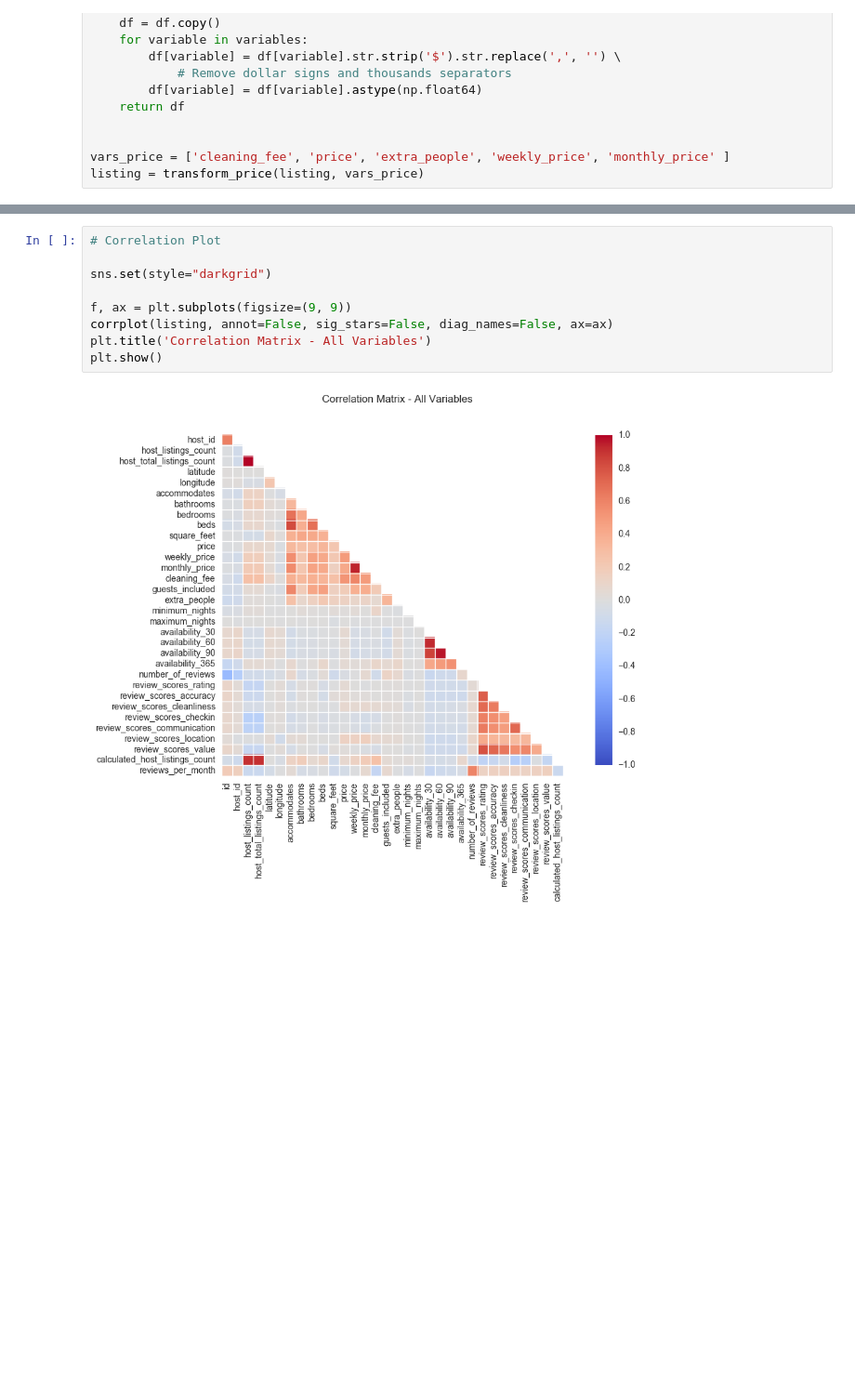
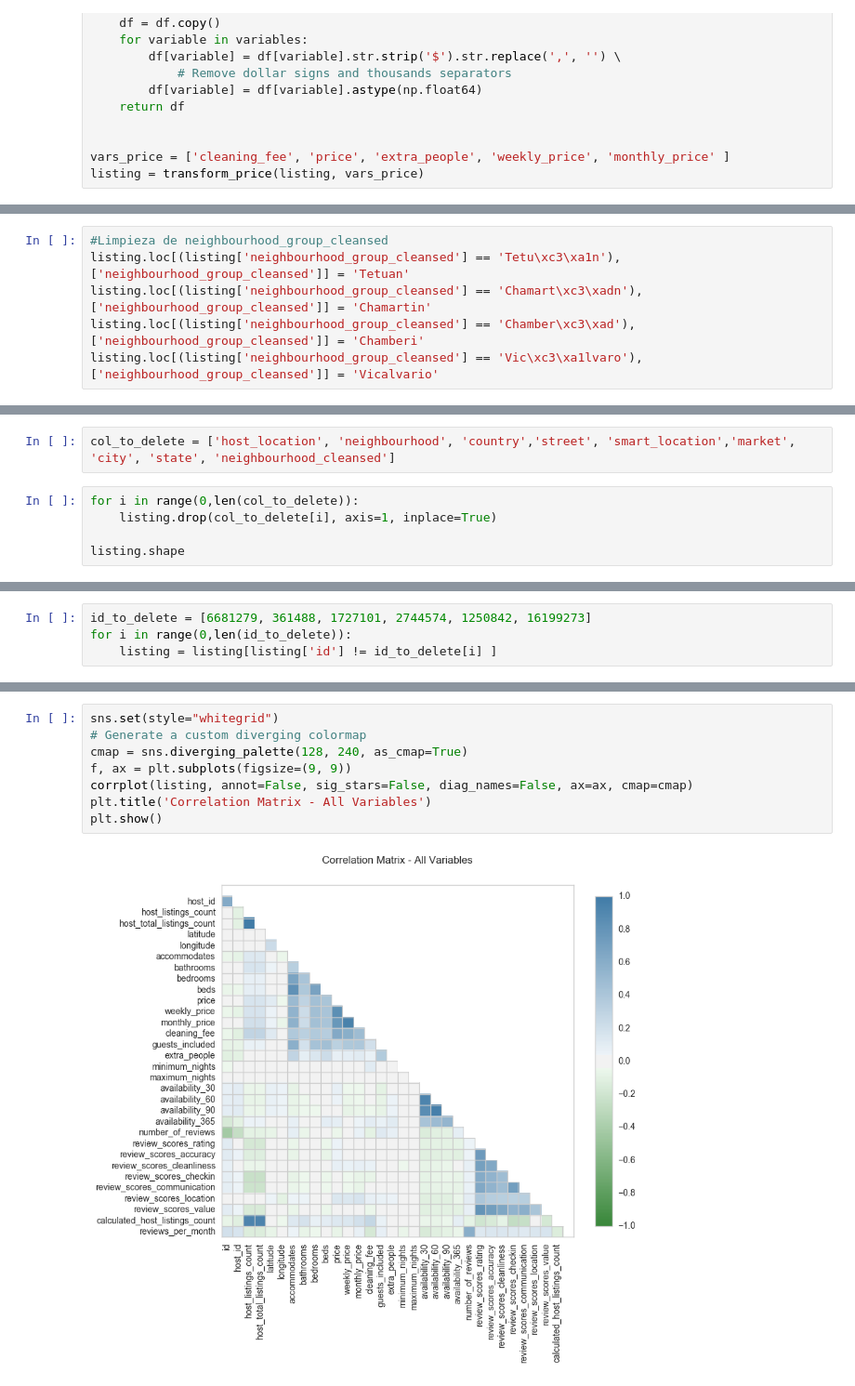
Before and after one commit to ronnyccs24/TFM-DataScience, a Jupyter notebook: Madrid Data Exploring.ipynb, the cells around one changed output, grey strips where cells are left out. Shown at 93% size. Saved outputs shown, nothing was run; the diff lists cells and outputs as text; blank space fills up the shorter version.

```diff
--- a/Madrid Data Exploring.ipynb
+++ b/Madrid Data Exploring.ipynb
@@ -313,0 +423,6 @@ listing[:10][['bedrooms', 'price']]
+# %%
+#Limpieza de neighbourhood_group_cleansed
+listing.loc[(listing['neighbourhood_group_cleansed'] == 'Tetu\xc3\xa1n'), ['neighbourhood_group_cleansed']] = 'Tetuan'
+listing.loc[(listing['neighbourhood_group_cleansed'] == 'Chamart\xc3\xadn'), ['neighbourhood_group_cleansed']] = 'Chamartin'
+listing.loc[(listing['neighbourhood_group_cleansed'] == 'Chamber\xc3\xad'), ['neighbourhood_group_cleansed']] = 'Chamberi'
+listing.loc[(listing['neighbourhood_group_cleansed'] == 'Vic\xc3\xa1lvaro'), ['neighbourhood_group_cleansed']] = 'Vicalvario'
@@ -313,0 +449,7 @@ listing[:10][['bedrooms', 'price']]
+# %%
+col_to_delete = ['host_location', 'neighbourhood', 'country','street', 'smart_location','market', 'city', 'state', 'neighbourhood_cleansed']
+# %%
+for i in range(0,len(col_to_delete)):
+    listing.drop(col_to_delete[i], axis=1, inplace=True)
+
+listing.shape
@@ -313,0 +514,4 @@ listing[:10][['bedrooms', 'price']]
+# %%
+id_to_delete = [6681279, 361488, 1727101, 2744574, 1250842, 16199273]
+for i in range(0,len(id_to_delete)):
+    listing = listing[listing['id'] != id_to_delete[i] ]
@@ -314,11 +526,10 @@ listing[:10][['bedrooms', 'price']]
 # %%
-# Correlation Plot
-
-sns.set(style="darkgrid")
-
+sns.set(style="whitegrid")
+# Generate a custom diverging colormap
+cmap = sns.diverging_palette(128, 240, as_cmap=True)
 f, ax = plt.subplots(figsize=(9, 9))
-corrplot(listing, annot=False, sig_stars=False, diag_names=False, ax=ax)
+corrplot(listing, annot=False, sig_stars=False, diag_names=False, ax=ax, cmap=cmap)
 plt.title('Correlation Matrix - All Variables')
 plt.show()
 # %% [output]
-[figure, old version]
+[figure, new version]
```
Also changed, not shown: parts of 116 cells of this notebook.
